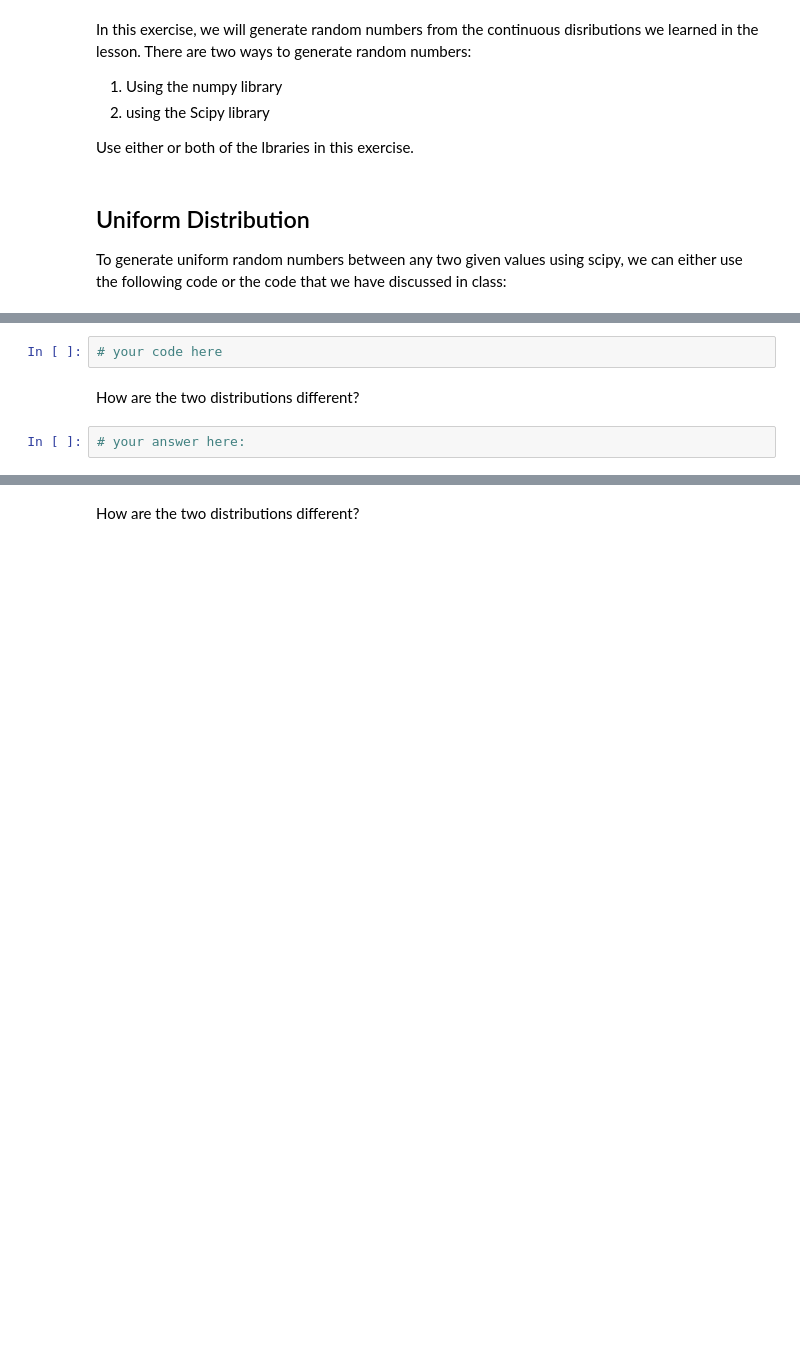
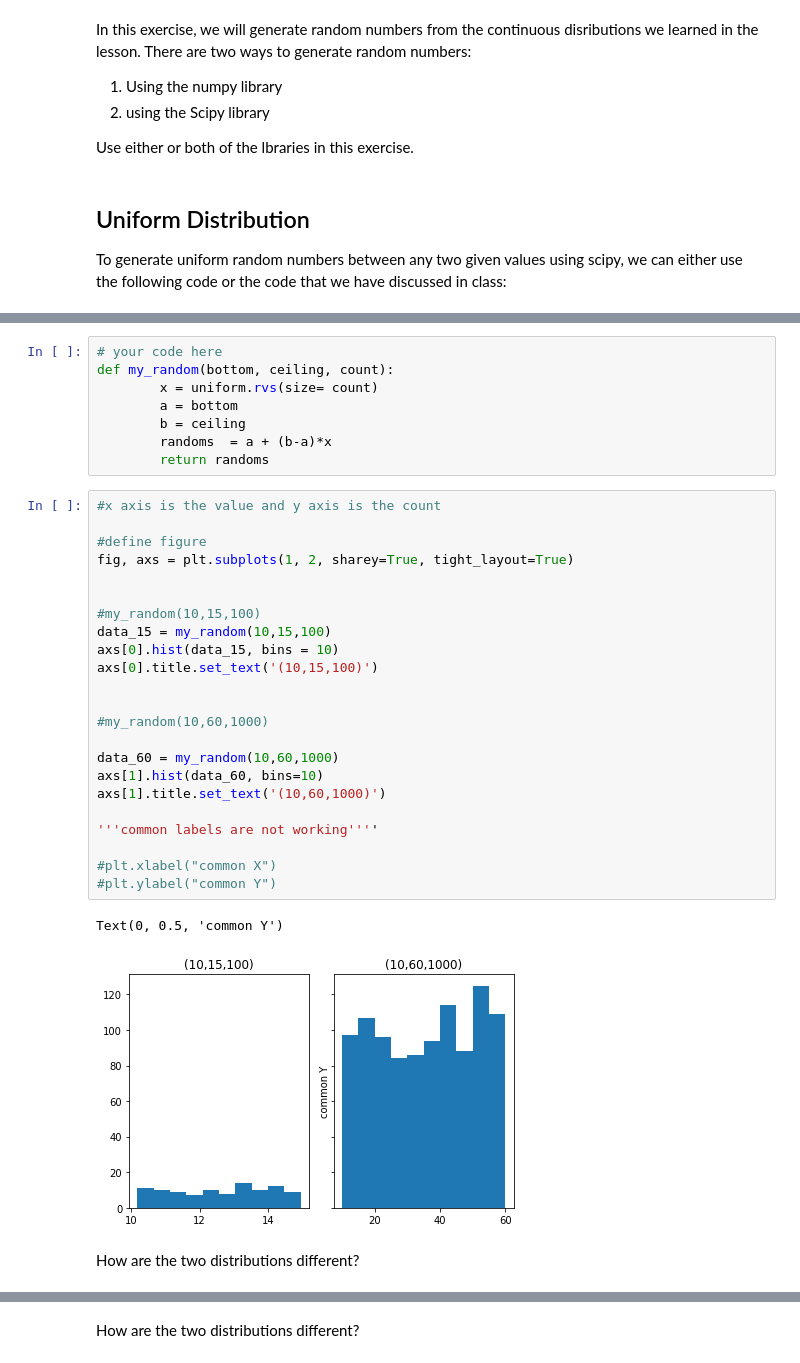
Before and after one commit to ta-data-lis/lab-probability-distributions, a Jupyter notebook: your-code/continuous.ipynb, the cells around one changed output, grey strips where cells are left out. Saved outputs shown, nothing was run; the diff lists cells and outputs as text; blank space fills up the shorter version.

```diff
--- a/your-code/continuous.ipynb
+++ b/your-code/continuous.ipynb
@@ -42,9 +64,39 @@ print(randoms)
 Your output should look like below:
 
 ![uniform distribution](ud.png)
-# %%
-# your code here
+# %%
+# your code here
+def my_random(bottom, ceiling, count):
+        x = uniform.rvs(size= count)
+        a = bottom
+        b = ceiling
+        randoms  = a + (b-a)*x
+        return randoms
+# %%
+#x axis is the value and y axis is the count
+
+#define figure
+fig, axs = plt.subplots(1, 2, sharey=True, tight_layout=True)
+
+
+#my_random(10,15,100)
+data_15 = my_random(10,15,100)
+axs[0].hist(data_15, bins = 10)
+axs[0].title.set_text('(10,15,100)')
+
+
+#my_random(10,60,1000)
+
+data_60 = my_random(10,60,1000)
+axs[1].hist(data_60, bins=10)
+axs[1].title.set_text('(10,60,1000)')
+
+'''common labels are not working''''
+
+#plt.xlabel("common X")
+#plt.ylabel("common Y")
+# %% [output]
+Text(0, 0.5, 'common Y')
+[figure, added]
 # %% [markdown]
 How are the two distributions different?
-# %%
-# your answer here:
```
Also changed, not shown: parts of 20 cells of this notebook.
